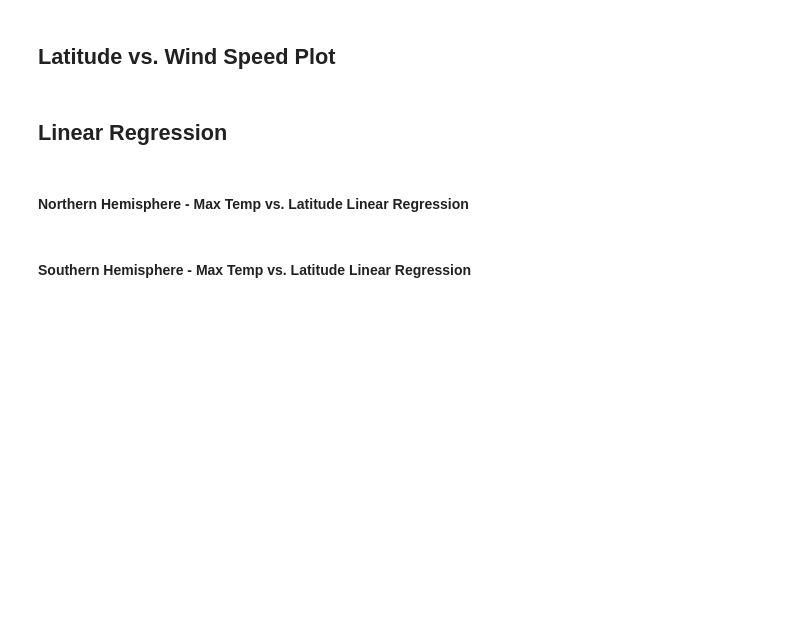
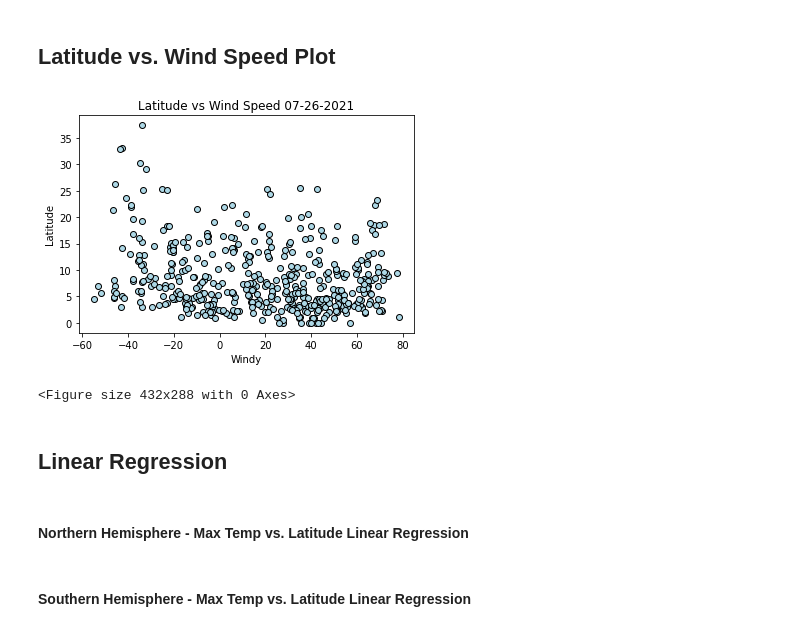
Before and after one commit to Clsegovia23/python-api-challenge, a Jupyter notebook: WeatherPy-Copy1.ipynb, the cells around one changed output. Cells and saved outputs as stored; diff of their text form; code cells hidden in the pictures; blank space fills up the shorter version.

```diff
--- a/WeatherPy-Copy1.ipynb
+++ b/WeatherPy-Copy1.ipynb
@@ -136,5 +207,15 @@ Skip this step if there are no cities that have humidity > 100%.
 # %% [markdown]
 ## Latitude vs. Wind Speed Plot
+# %%
+plt.scatter(lat, wind, marker="o", facecolors="lightblue", edgecolors="black")
+plt.title("Latitude vs Wind Speed 07-26-2021")
+plt.xlabel("Windy")
+plt.ylabel("Latitude")
+plt.show()
+plt.savefig("output_data/Lat_vs_Wind.png")
+# %% [output]
+[figure, added]
+<Figure size 432x288 with 0 Axes>
 # %% [markdown]
 ## Linear Regression
 # %% [markdown]
```
Also changed, not shown: parts of 8 cells of this notebook, 4 other files.
